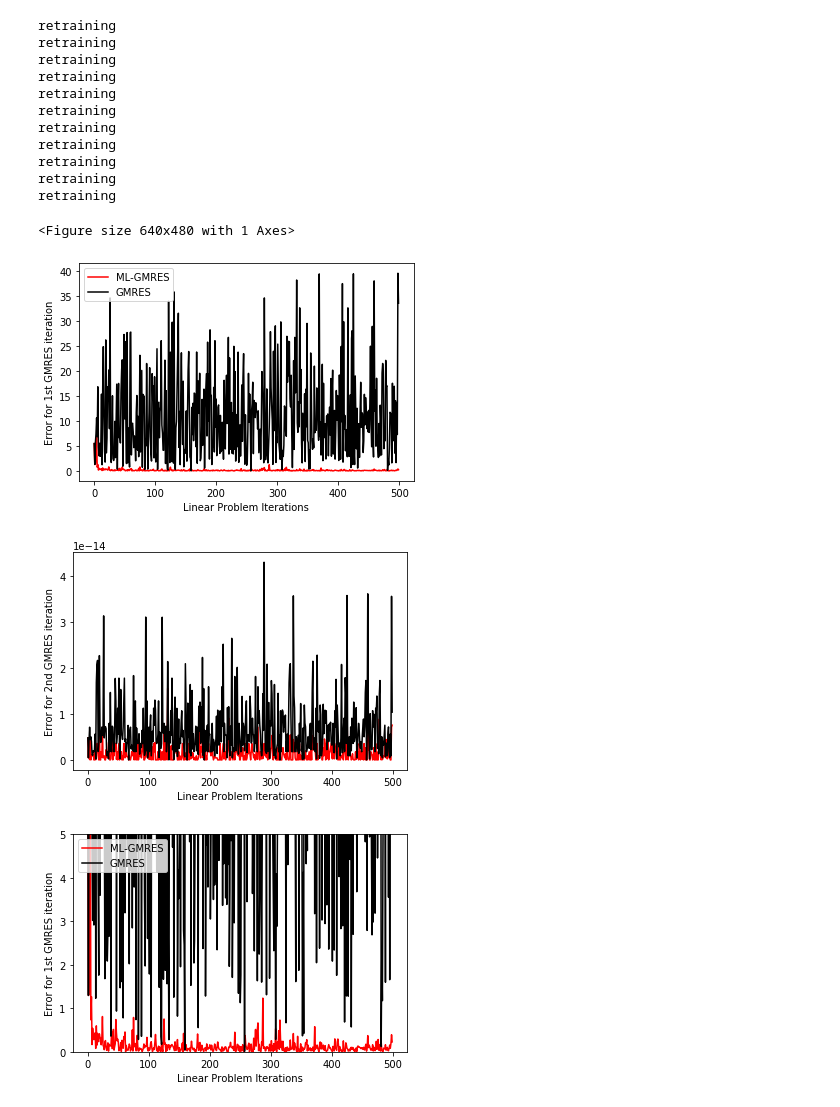
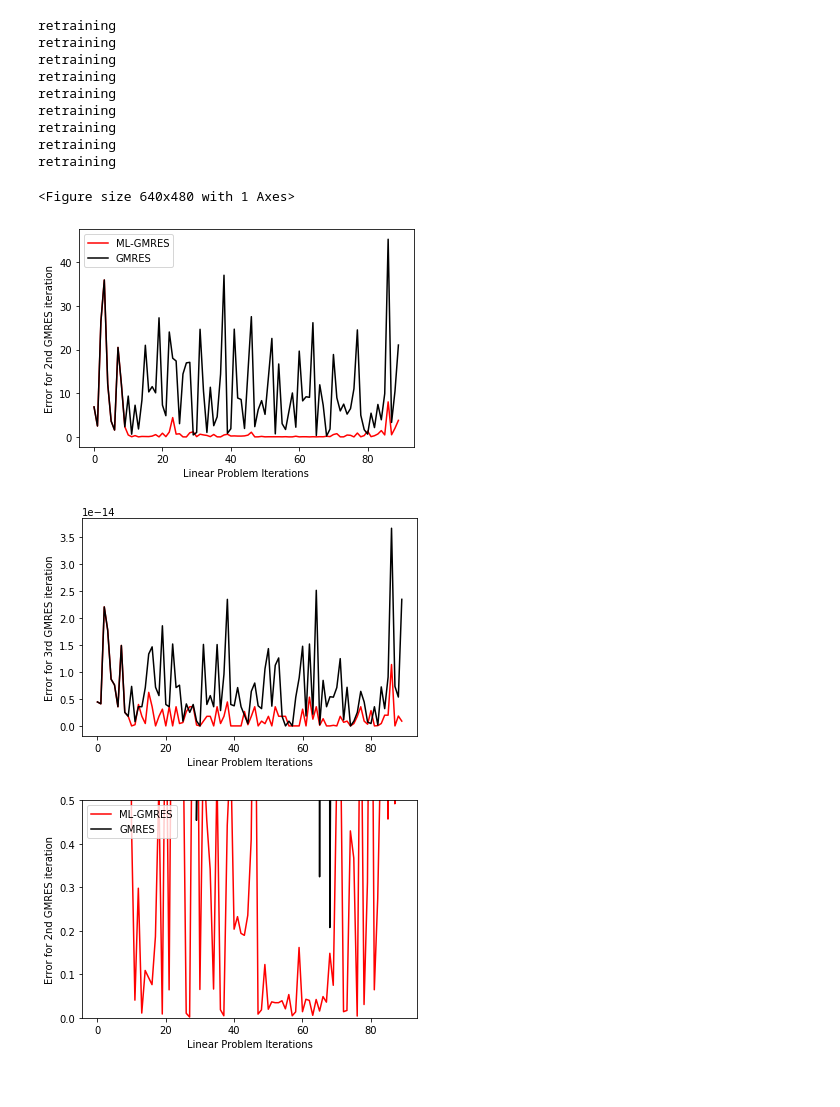
Before and after one commit to ML4FnP/GMRES-Learning, a Jupyter notebook: Kevin_Sandbox.ipynb, the cells around one changed output. Cells and saved outputs as stored; diff of their text form; code cells hidden in the pictures.

```diff
--- a/Kevin_Sandbox.ipynb
+++ b/Kevin_Sandbox.ipynb
@@ -24,6 +18,9 @@ A = np.matrix(
 )
 e = 0
 nmax_iter = 5
-retrain_freq=2
+retrain_freq=10
 x0 = np.array([0, 0])
-n_steps = 500
+n_steps = 90
+InputDim=2
+HiddenDim=100
+OutputDim=2
@@ -85,6 +90,4 @@ retraining
 retraining
 retraining
 retraining
-retraining
-retraining
 # %%
@@ -102,31 +106,31 @@ pp.show()
 # %%
 pp.plot(Training_Iterations,np.squeeze(Error1_ML),'r',label='ML-GMRES')
 pp.plot(Training_Iterations,np.squeeze(Error1),'k',label='GMRES')
-pp.ylabel('Error for 1st GMRES iteration')
+pp.ylabel('Error for 2nd GMRES iteration')
 pp.legend(loc="upper left")
 pp.xlabel('Linear Problem Iterations')
 pp.savefig(log_dir+'/Iter1.png')
 pp.show()
 # %% [output]
-[figure, old version]
+[figure, new version]
 # %%
 pp.plot(Training_Iterations,np.squeeze(Error2_ML),'r',label='ML-GMRES')
 pp.plot(Training_Iterations,np.squeeze(Error2),'k',label='GMRES')
-pp.ylabel('Error for 2nd GMRES iteration')
+pp.ylabel('Error for 3rd GMRES iteration')
 pp.xlabel('Linear Problem Iterations')
 pp.xlabel('Linear Problem Iterations')
 pp.savefig(log_dir+'/Iter2.png')
 pp.show()
 # %% [output]
-[figure, old version]
+[figure, new version]
 # %%
 pp.plot(Training_Iterations,np.squeeze(Error1_ML),'r',label='ML-GMRES')
 pp.plot(Training_Iterations,np.squeeze(Error1),'k',label='GMRES')
-pp.ylabel('Error for 1st GMRES iteration')
-pp.ylim((0, 5))
+pp.ylabel('Error for 2nd GMRES iteration')
+pp.ylim((0, 0.5))
 pp.legend(loc="upper left")
 pp.xlabel('Linear Problem Iterations')
 pp.savefig(log_dir+'/Iter1_zoom.png')
 pp.show()
 # %% [output]
-[figure, old version]
+[figure, new version]
```
Also changed, not shown: parts of 8 cells of this notebook, 15 other files.
